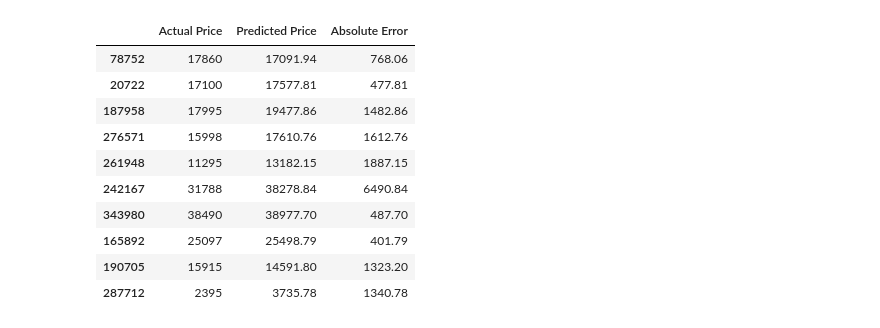
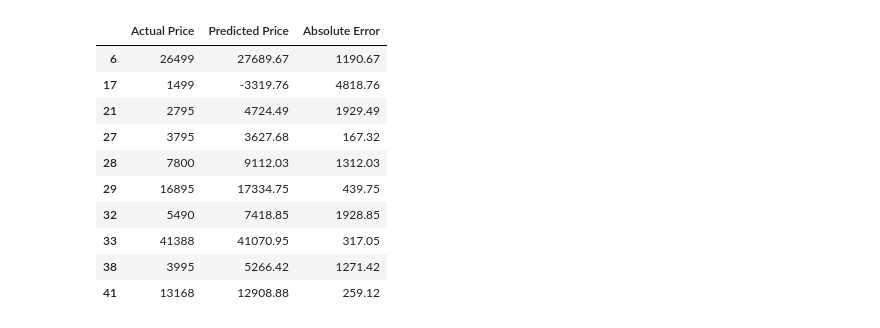
Before and after one commit to KevalPatodiya/ML_Project, a Jupyter notebook: linear_regression.ipynb, the cells around one changed output. Saved outputs shown, nothing was run; the diff lists cells and outputs as text; code cells hidden in the pictures.

```diff
--- a/linear_regression.ipynb
+++ b/linear_regression.ipynb
@@ -1,84 +1,103 @@
 # %%
 import numpy as np
 import pandas as pd
+from IPython.display import display
 
-from sklearn.model_selection import train_test_split
 from sklearn.compose import ColumnTransformer
-from sklearn.pipeline import Pipeline
-from sklearn.preprocessing import OneHotEncoder, StandardScaler
 from sklearn.impute import SimpleImputer
 from sklearn.linear_model import LinearRegression
 from sklearn.metrics import mean_absolute_error, mean_squared_error, r2_score
+from sklearn.model_selection import GroupKFold, GroupShuffleSplit
+from sklearn.pipeline import Pipeline
+from sklearn.preprocessing import OneHotEncoder, StandardScaler
 
-df = pd.read_csv("used_cars_cleaned_07.csv")
+df = pd.read_csv("used_cars_cleaned_08.csv")
 
-# Prepare features and target from your current cleaned dataset
-X = df.drop(columns=["price_gbp", "condition"], errors="ignore")
-y = df["price_gbp"]
+# Explicitly select information available before estimating the price.
+feature_cols = [
+    "make", "model", "version", "mileage_miles", "reg_year",
+    "fuel", "transmission", "power_hp", "body_type", "body_color",
+    "doors", "seats", "previous_owners", "drivetrain", "emission_class",
+    "annual_tax_gbp", "seller_type", "seller_city", "seller_county",
+    "co2_gmile",
+]
 
-X_train, X_val, y_train, y_val = train_test_split(
-    X, y, test_size=0.2, random_state=42
+X = df.loc[:, feature_cols].copy()
+y = df["price_gbp"].copy()
+
+# Keep identical predictor rows together, even if their prices differ.
+groups = pd.util.hash_pandas_object(X, index=False)
+
+splitter = GroupShuffleSplit(n_splits=1, test_size=0.2, random_state=42)
+train_idx, val_idx = next(splitter.split(X, y, groups=groups))
+
+X_train, X_val = X.iloc[train_idx], X.iloc[val_idx]
+y_train, y_val = y.iloc[train_idx], y.iloc[val_idx]
+train_groups = groups.iloc[train_idx]
+
+assert not groups.iloc[val_idx].isin(train_groups).any()
+
+# Precompute folds for the later searches. These positions refer to X_train.
+# X_train_text also works with these folds if it preserves the same row order.
+grouped_cv = list(
+    GroupKFold(n_splits=3).split(X_train, y_train, groups=train_groups)
 )
+cv = grouped_cv
 
-numeric_cols = X.select_dtypes(include="number").columns.tolist()
-categorical_cols = X.select_dtypes(
+numeric_cols = X_train.select_dtypes(include="number").columns.tolist()
+categorical_cols = X_train.select_dtypes(
     include=["object", "string", "category"]
 ).columns.tolist()
 
-# All learned preprocessing is fitted on the training subset
 numeric_pipeline = Pipeline([
     ("imputer", SimpleImputer(strategy="median")),
-    ("scaler", StandardScaler())
+    ("scaler", StandardScaler()),
 ])
 
 categorical_pipeline = Pipeline([
     ("imputer", SimpleImputer(strategy="most_frequent")),
-    ("encoder", OneHotEncoder(handle_unknown="ignore"))
+    ("encoder", OneHotEncoder(handle_unknown="ignore")),
 ])
 
 preprocessor = ColumnTransformer([
     ("numeric", numeric_pipeline, numeric_cols),
-    ("categorical", categorical_pipeline, categorical_cols)
+    ("categorical", categorical_pipeline, categorical_cols),
 ])
 
 linear_model = Pipeline([
     ("preprocessor", preprocessor),
-    ("model", LinearRegression())
+    ("model", LinearRegression()),
 ])
 
-# Train and predict
 linear_model.fit(X_train, y_train)
 
 train_predictions = linear_model.predict(X_train)
 val_predictions = linear_model.predict(X_val)
 
-# Compare training and validation performance
 results = []
-
-for name, actual, predicted in [
+for split, actual, predicted in [
     ("Training", y_train, train_predictions),
-    ("Validation", y_val, val_predictions)
+    ("Validation", y_val, val_predictions),
 ]:
     results.append({
-        "Dataset": name,
+        "Dataset": split,
         "MAE (£)": mean_absolute_error(actual, predicted),
         "RMSE (£)": np.sqrt(mean_squared_error(actual, predicted)),
-        "R²": r2_score(actual, predicted)
+        "R²": r2_score(actual, predicted),
     })
 
+print(f"Training listings: {len(X_train):,}")
+print(f"Validation listings: {len(X_val):,}")
 display(pd.DataFrame(results).round(3))
 
-# Inspect some validation predictions
 comparison = pd.DataFrame({
-    "Actual Price": y_val,
-    "Predicted Price": val_predictions
-})
-
+    "Actual Price": y_val.to_numpy(),
+    "Predicted Price": val_predictions,
+}, index=y_val.index)
 comparison["Absolute Error"] = (
     comparison["Actual Price"] - comparison["Predicted Price"]
 ).abs()
 
 display(comparison.head(10).round(2))
-
 print("Negative validation predictions:", (val_predictions < 0).sum())
 # %% [output]
@@ -88,11 +109,11 @@ print("Negative validation predictions:", (val_predictions < 0).sum())
 |  | Actual Price | Predicted Price | Absolute Error |
-| 78752 | 17860 | 17091.94 | 768.06 |
-| 20722 | 17100 | 17577.81 | 477.81 |
-| 187958 | 17995 | 19477.86 | 1482.86 |
-| 276571 | 15998 | 17610.76 | 1612.76 |
-| 261948 | 11295 | 13182.15 | 1887.15 |
-| 242167 | 31788 | 38278.84 | 6490.84 |
-| 343980 | 38490 | 38977.70 | 487.70 |
-| 165892 | 25097 | 25498.79 | 401.79 |
-| 190705 | 15915 | 14591.80 | 1323.20 |
-| 287712 | 2395 | 3735.78 | 1340.78 |
+| 6 | 26499 | 27689.67 | 1190.67 |
+| 17 | 1499 | -3319.76 | 4818.76 |
+| 21 | 2795 | 4724.49 | 1929.49 |
+| 27 | 3795 | 3627.68 | 167.32 |
+| 28 | 7800 | 9112.03 | 1312.03 |
+| 29 | 16895 | 17334.75 | 439.75 |
+| 32 | 5490 | 7418.85 | 1928.85 |
+| 33 | 41388 | 41070.95 | 317.05 |
+| 38 | 3995 | 5266.42 | 1271.42 |
+| 41 | 13168 | 12908.88 | 259.12 |
```
Also changed, not shown: parts of 10 cells of this notebook, 2 other files.
